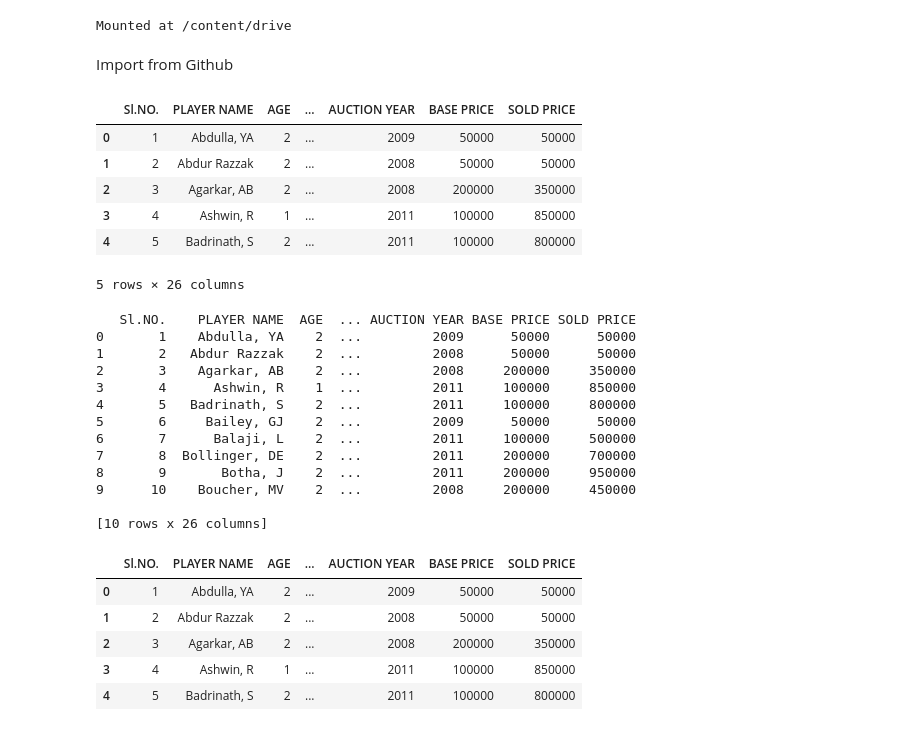
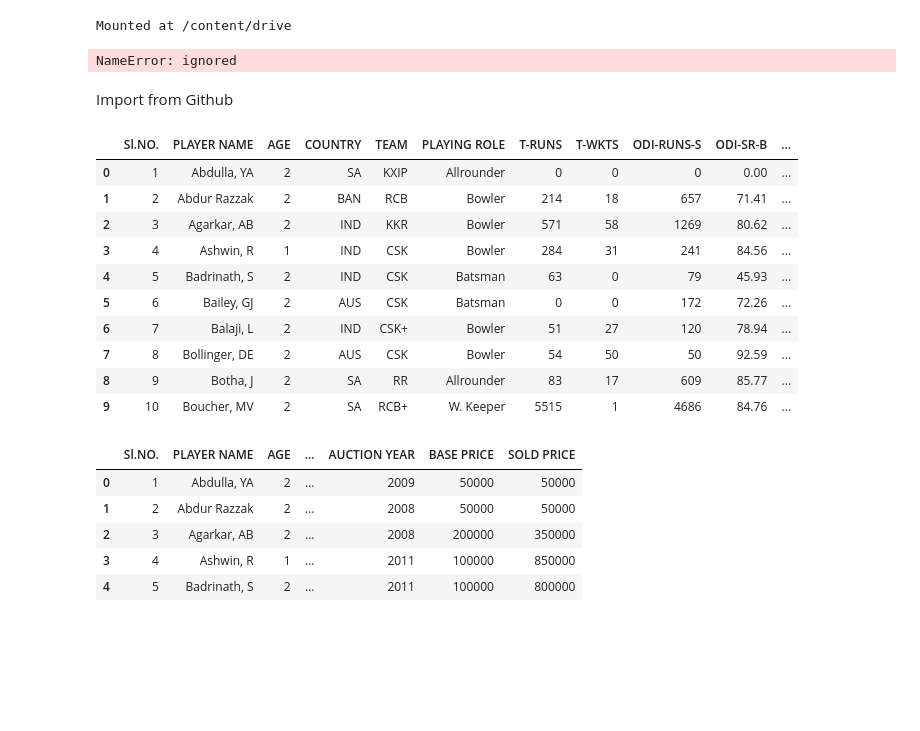
Before and after one commit to rssmahesh1/MLA2021, a Jupyter notebook: Copy_of_BASIC.ipynb, the cells around one changed output. Saved outputs shown, nothing was run; the diff lists cells and outputs as text; code cells hidden in the pictures; blank space fills up the shorter version.

```diff
--- a/Copy_of_BASIC.ipynb
+++ b/Copy_of_BASIC.ipynb
@@ -22,38 +21,30 @@ from google.colab import drive
 drive.mount('/content/drive')
 # %% [output]
 Mounted at /content/drive
+# %%
+#3.1 Read file as panda dataframe
+import pandas as pd
+ipl_df= pd.read_csv('/content/drive/MyDrive/Colab Notebooks/IPL IMB381IPL2013.csv')
+print(data.head(10))
+# %% [output]
+NameError: ignored
 # %% [markdown]
 Import from Github
 # %%
-df2 = pd.read_csv("https://raw.githubusercontent.com/rssmahesh1/MLA2021/main/Data/IPL%20IMB381IPL2013.csv")
-df2.head()
+ipl_df = pd.read_csv("https://raw.githubusercontent.com/rssmahesh1/MLA2021/main/Data/IPL%20IMB381IPL2013.csv")
+ipl_df.head(10)
 # %% [output]
-|  | Sl.NO. | PLAYER NAME | AGE | ... | AUCTION YEAR | BASE PRICE | SOLD PRICE |
-| 0 | 1 | Abdulla, YA | 2 | ... | 2009 | 50000 | 50000 |
-| 1 | 2 | Abdur Razzak | 2 | ... | 2008 | 50000 | 50000 |
-| 2 | 3 | Agarkar, AB | 2 | ... | 2008 | 200000 | 350000 |
-| 3 | 4 | Ashwin, R | 1 | ... | 2011 | 100000 | 850000 |
-| 4 | 5 | Badrinath, S | 2 | ... | 2011 | 100000 | 800000 |
+|  | Sl.NO. | PLAYER NAME | AGE | COUNTRY | TEAM | PLAYING ROLE | T-RUNS | T-WKTS | ODI-RUNS-S | ODI-SR-B | ... |
+| 0 | 1 | Abdulla, YA | 2 | SA | KXIP | Allrounder | 0 | 0 | 0 | 0.00 | ... |
+| 1 | 2 | Abdur Razzak | 2 | BAN | RCB | Bowler | 214 | 18 | 657 | 71.41 | ... |
+| 2 | 3 | Agarkar, AB | 2 | IND | KKR | Bowler | 571 | 58 | 1269 | 80.62 | ... |
+| 3 | 4 | Ashwin, R | 1 | IND | CSK | Bowler | 284 | 31 | 241 | 84.56 | ... |
+| 4 | 5 | Badrinath, S | 2 | IND | CSK | Batsman | 63 | 0 | 79 | 45.93 | ... |
+| 5 | 6 | Bailey, GJ | 2 | AUS | CSK | Batsman | 0 | 0 | 172 | 72.26 | ... |
+| 6 | 7 | Balaji, L | 2 | IND | CSK+ | Bowler | 51 | 27 | 120 | 78.94 | ... |
+| 7 | 8 | Bollinger, DE | 2 | AUS | CSK | Bowler | 54 | 50 | 50 | 92.59 | ... |
+| 8 | 9 | Botha, J | 2 | SA | RR | Allrounder | 83 | 17 | 609 | 85.77 | ... |
+| 9 | 10 | Boucher, MV | 2 | SA | RCB+ | W. Keeper | 5515 | 1 | 4686 | 84.76 | ... |
-5 rows × 26 columns
-# %%
-#3.1 Read file as panda dataframe
-import pandas as pd
-ipl_df = pd.read_csv('IPL IMB381IPL2013.csv')
-print(ipl_df.head(10))
-# %% [output]
-   Sl.NO.    PLAYER NAME  AGE  ... AUCTION YEAR BASE PRICE SOLD PRICE
-0       1    Abdulla, YA    2  ...         2009      50000      50000
-1       2   Abdur Razzak    2  ...         2008      50000      50000
-2       3    Agarkar, AB    2  ...         2008     200000     350000
-3       4      Ashwin, R    1  ...         2011     100000     850000
-4       5   Badrinath, S    2  ...         2011     100000     800000
-5       6     Bailey, GJ    2  ...         2009      50000      50000
-6       7      Balaji, L    2  ...         2011     100000     500000
-7       8  Bollinger, DE    2  ...         2011     200000     700000
-8       9       Botha, J    2  ...         2011     200000     950000
-9      10    Boucher, MV    2  ...         2008     200000     450000
-
-[10 rows x 26 columns]
 # %%
 pd.set_option('display.max_columns', 7)
 # %%
```
Also changed, not shown: parts of 26 cells of this notebook.
